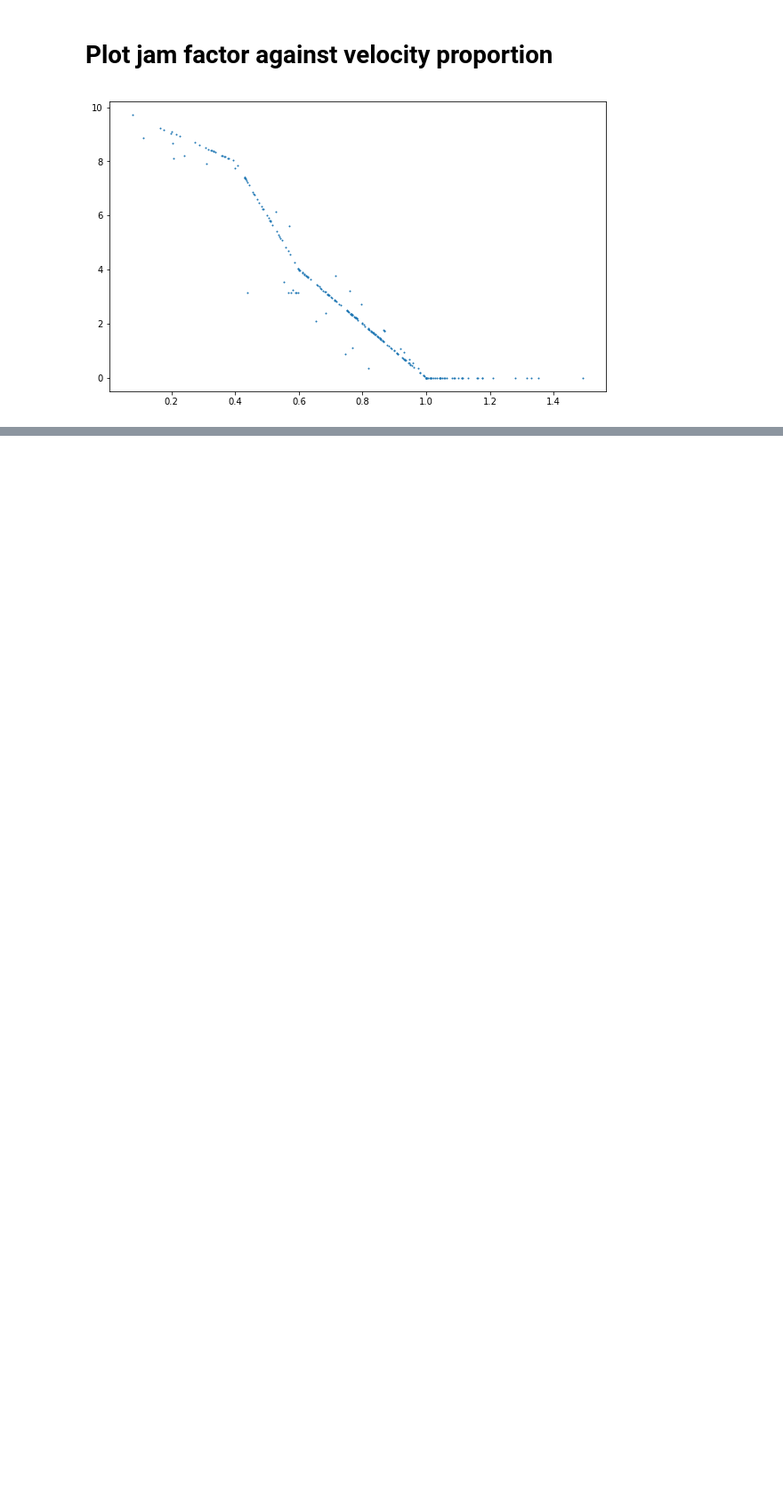
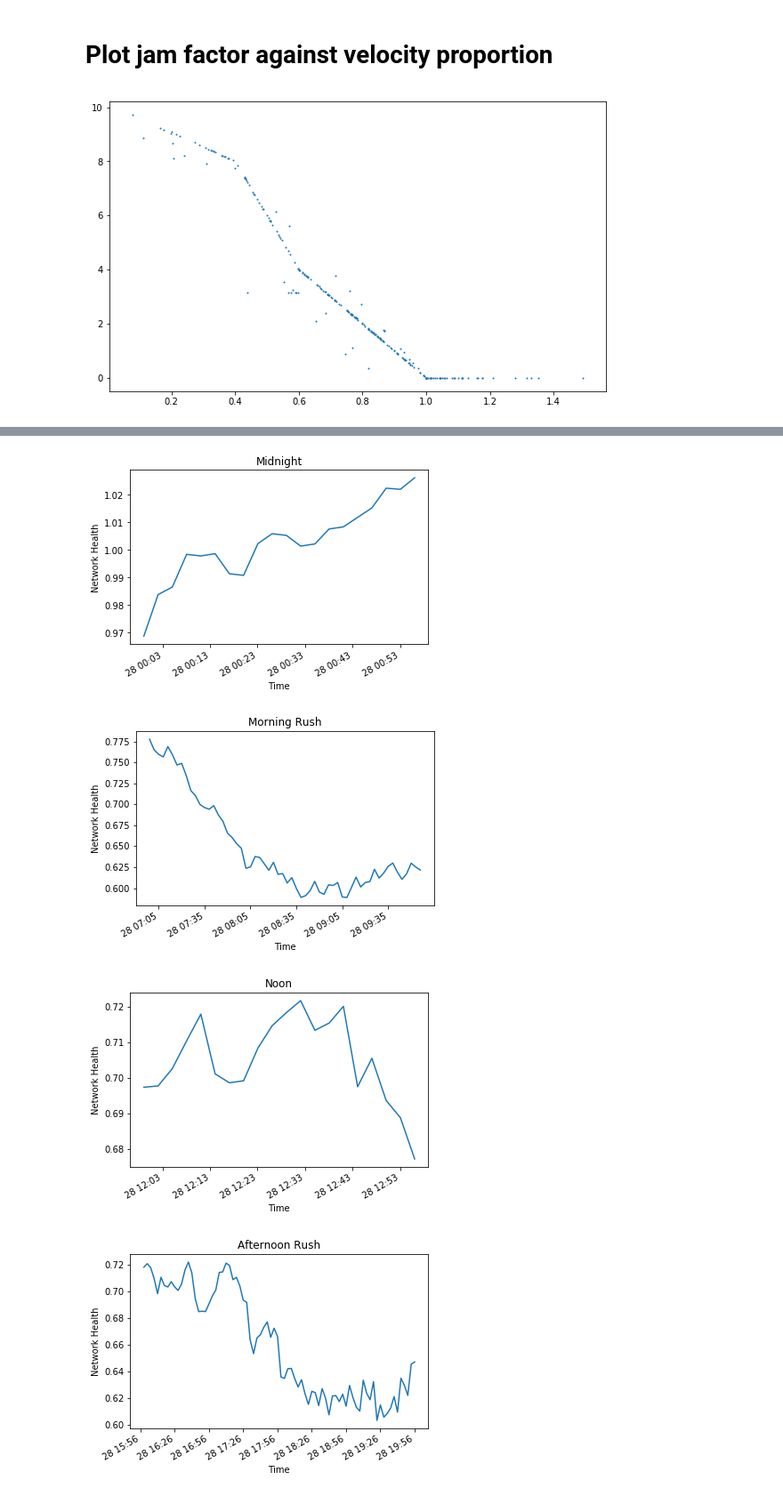
Before and after one commit to bill-jia/Mexico-City-Traffic-Optimization, a Jupyter notebook: Mexico City Notebook.ipynb, the cells around one changed output, grey strips where cells are left out. Shown at 89% size. Drawn from its saved outputs; the diff is of its cells as text; code cells hidden in the pictures; blank space fills up the shorter version.

```diff
--- a/Mexico City Notebook.ipynb
+++ b/Mexico City Notebook.ipynb
@@ -37 +48,9 @@ print(list_files("Monday", 0))
+# %%
+monday_graphs = {"o1": [], "r1": [], "o2": [], "r2": []}
+for tr in range(0,4):
+    for file in list_files("Monday", tr):
+        graphpath = graph_path(file)
+        if os.path.exists(graphpath):
+            g = TrafficGraph(graphpath=graphpath)
+            monday_graphs[g.data_category].append(g)
 # %%
@@ -74,3 +67,0 @@ AttributeError: module 'matplotlib.dates' has no attribute 'MinutesLocator'
-# %%
-print(network_utilization)
-times = [path_to_time(file) for file in list_files("Monday", 0)]
@@ -90,18 +67,0 @@ fig2.autofmt_xdate()
-# %%
-keys = {"Monday":0, "Wednesday":1, "Thursday":2, "Sunday":3}
-graphs = [[],[],[],[]]
-f = open("graph_load.log", "w+")
-curr_time = time.clock()
-counter = 0
-for key in keys:
-    for tr in range(0,4):
-        for file in list_files(key, tr):
-            graphs[keys[key]].append(TrafficGraph(file))
-            next_time = time.clock()
-            f.write("Time elapsed: " + str(next_time-curr_time) + "\n")
-            if counter%100 == 0:
-                print("Time elapsed: " + str(next_time-curr_time))
-                print(file)
-            curr_time = next_time
-            counter = counter + 1
-f.close()
@@ -110,0 +68,17 @@ Monday/2018-05-28T00.00/2018-05-27T23.59.04.000.txt
+# %%
+titles = {"o1": "Midnight", "r1": "Morning Rush", "o2": "Noon", "r2": "Afternoon Rush"}
+for key in monday_graphs:
+    fig, ax = plt.subplots()
+    times = monday_times[key]
+    healths = monday_healths[key]
+    ax.plot(times, healths)
+    ax.set_xlabel("Time")
+    ax.set_ylabel("Network Health")
+    ax.set_title(titles[key])
+    #ax.set_ylim(0, 1.2)
+    fig.autofmt_xdate()
+# %% [output]
+[figure, added]
+[figure, added]
+[figure, added]
+[figure, added]
```
Also changed, not shown: parts of 10 cells of this notebook, 8 other files.
